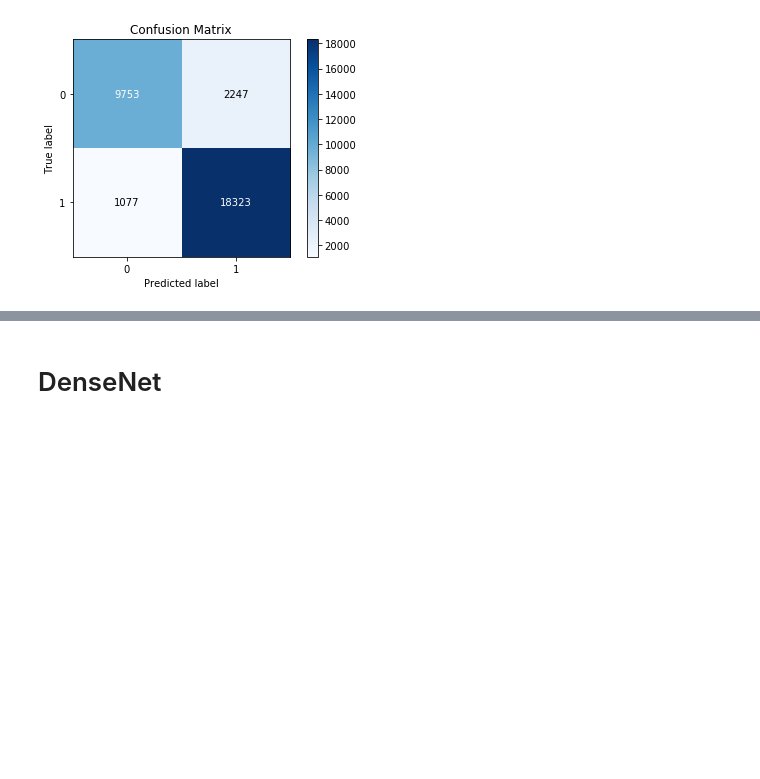
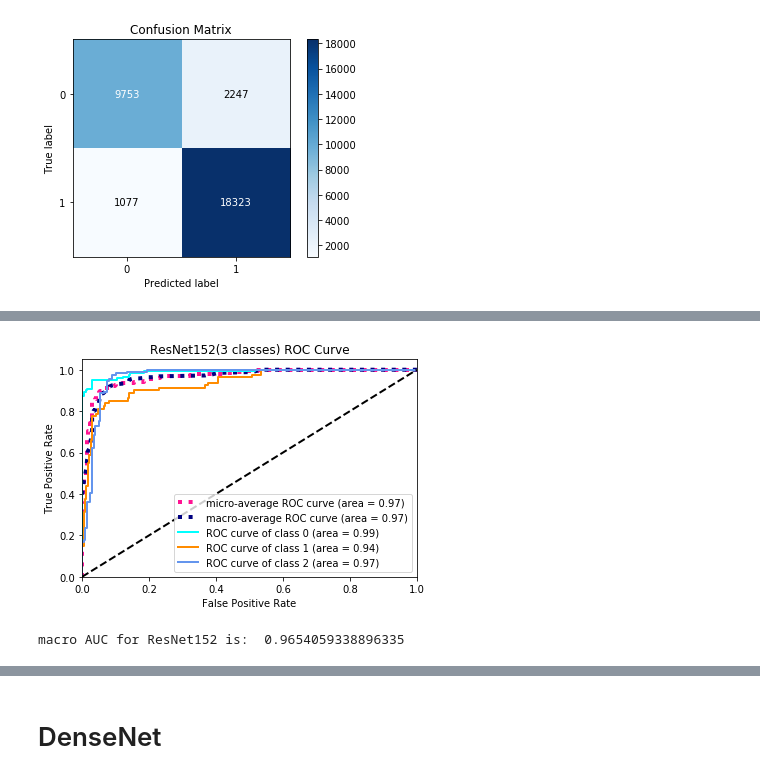
Before and after one commit to zyy2929/DeepLearningForMedicine, a Jupyter notebook: Code/visualization_results.ipynb, the cells around one changed output, grey strips where cells are left out. Saved outputs shown, nothing was run; the diff lists cells and outputs as text; code cells hidden in the pictures; blank space fills up the shorter version.

```diff
--- a/Code/visualization_results.ipynb
+++ b/Code/visualization_results.ipynb
@@ -106,0 +158,8 @@ skplt.metrics.plot_confusion_matrix(res_true_labels, res_pred_labels)
+# %%
+
+y_s, y_t=inference(model,valid_loader)
+r_AUC = get_AUC(y_s, y_t, True)
+print('macro AUC for ResNet152 is: ', r_AUC["macro"])
+# %% [output]
+[figure, added]
+macro AUC for ResNet152 is:  0.9654059338896335
```
Also changed, not shown: parts of 21 cells of this notebook.
